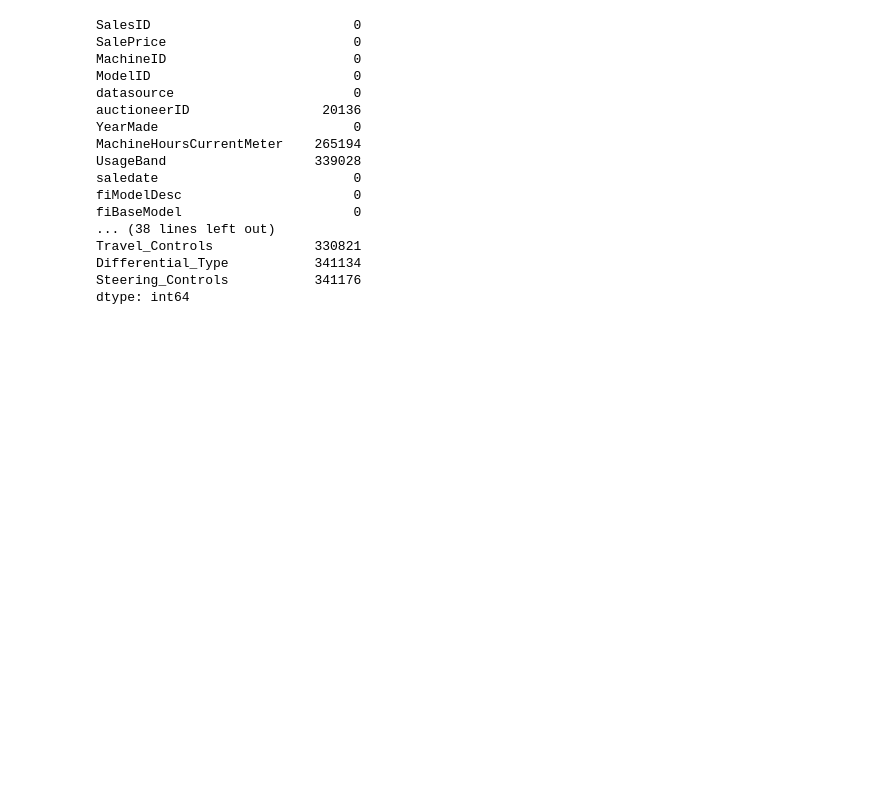
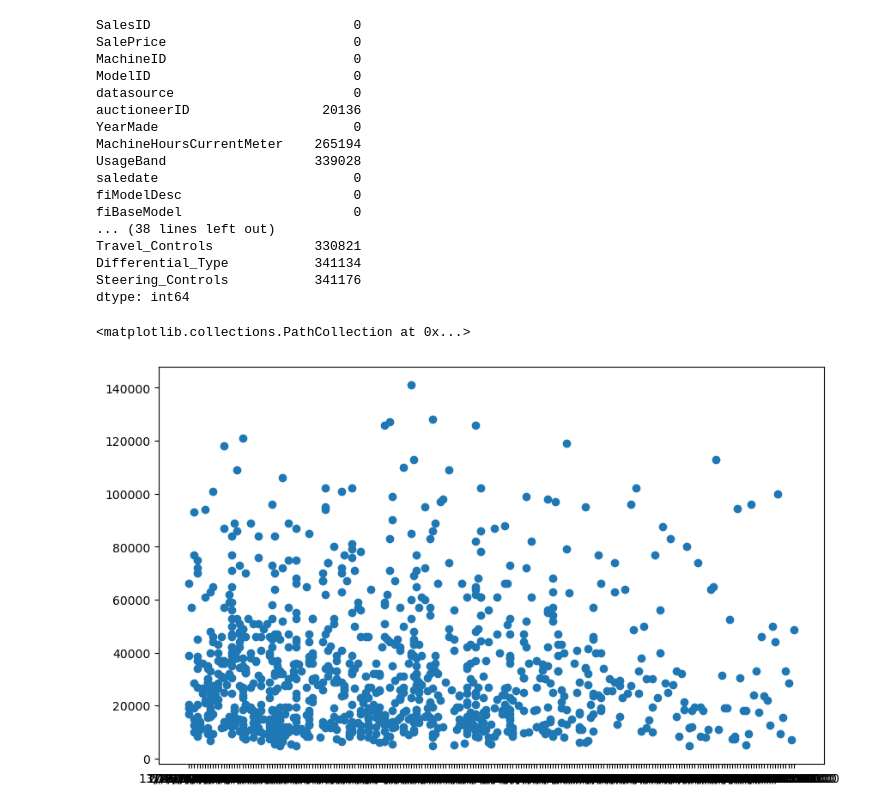
Before and after one commit to shrinidhib/sales-price-prediction, a Jupyter notebook: bulldozer-price-regression.ipynb, the cells around one changed output. Drawn from its saved outputs; the diff is of its cells as text; code cells hidden in the pictures; blank space fills up the shorter version.

```diff
--- a/bulldozer-price-regression.ipynb
+++ b/bulldozer-price-regression.ipynb
@@ -70,4 +70,7 @@ Steering_Controls           341176
 dtype: int64
 # %%
 fig,ax=plt.subplots(figsize=(10,6))
-ax.scatter(df["saledate"][:1000], df['SalePrice'][:1000], c)
+ax.scatter(df["saledate"][:1000], df['SalePrice'][:1000])
+# %% [output]
+<matplotlib.collections.PathCollection at 0x...>
+[figure, added]
```
Also changed, not shown: parts of 5 cells of this notebook.
